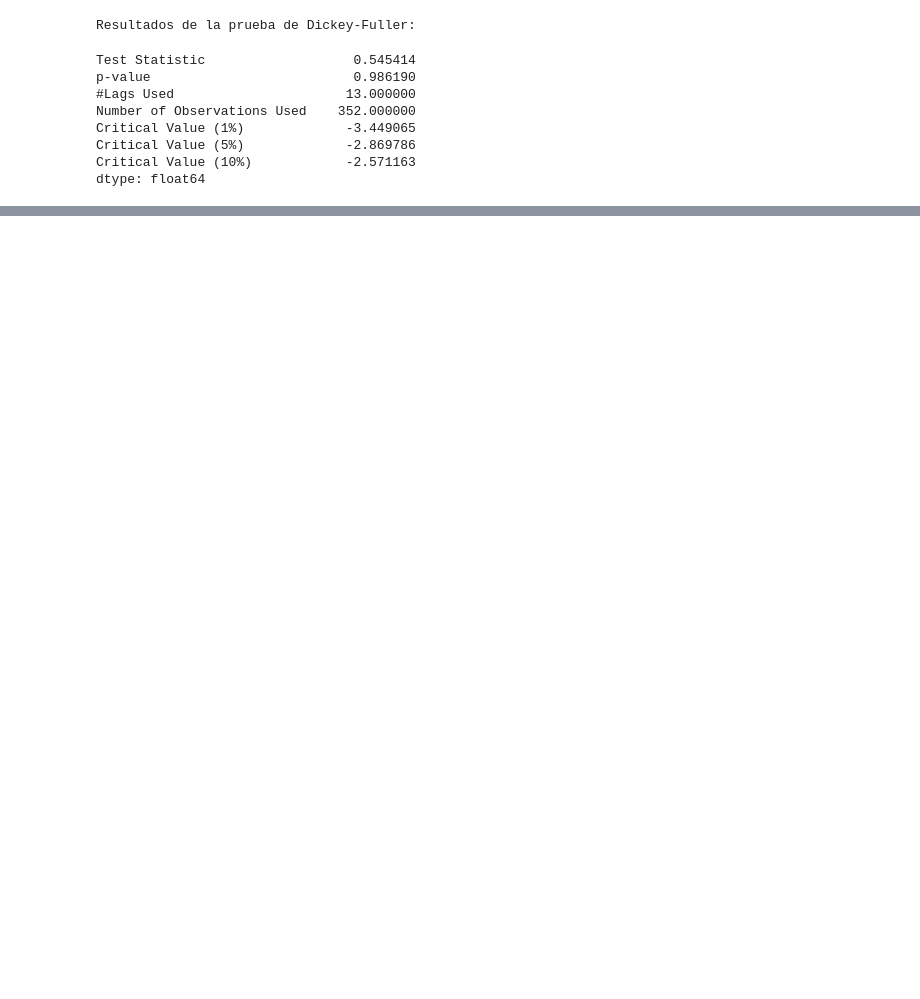
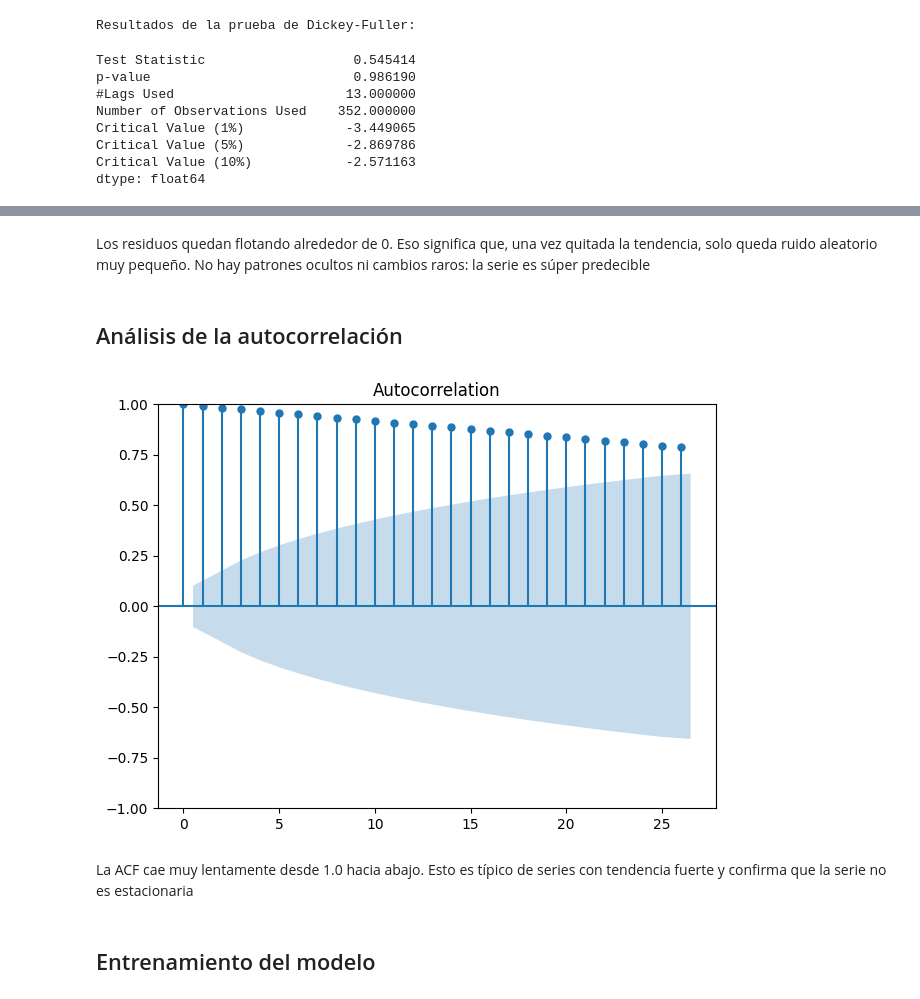
Before and after one commit to 4GeeksAcademy/Gupir11-machine-learning, a Jupyter notebook: src/10-time-series-forecasting-sales.ipynb, the cells around one changed output, grey strips where cells are left out. Drawn from its saved outputs; the diff is of its cells as text; code cells hidden in the pictures; blank space fills up the shorter version.

```diff
--- a/src/10-time-series-forecasting-sales.ipynb
+++ b/src/10-time-series-forecasting-sales.ipynb
@@ -114,0 +154,15 @@ dtype: float64
+# %% [markdown]
+Los residuos quedan flotando alrededor de 0. Eso significa que, una vez quitada la tendencia, solo queda ruido aleatorio muy pequeño. No hay patrones ocultos ni cambios raros: la serie es súper predecible
+# %% [markdown]
+## Análisis de la autocorrelación
+# %%
+plot_acf(data)
+
+plt.tight_layout()
+plt.show()
+# %% [output]
+[figure, added]
+# %% [markdown]
+La ACF cae muy lentamente desde 1.0 hacia abajo. Esto es típico de series con tendencia fuerte y confirma que la serie no es estacionaria
+# %% [markdown]
+## Entrenamiento del modelo
```
Also changed, not shown: parts of 19 cells of this notebook, 1 other file.
